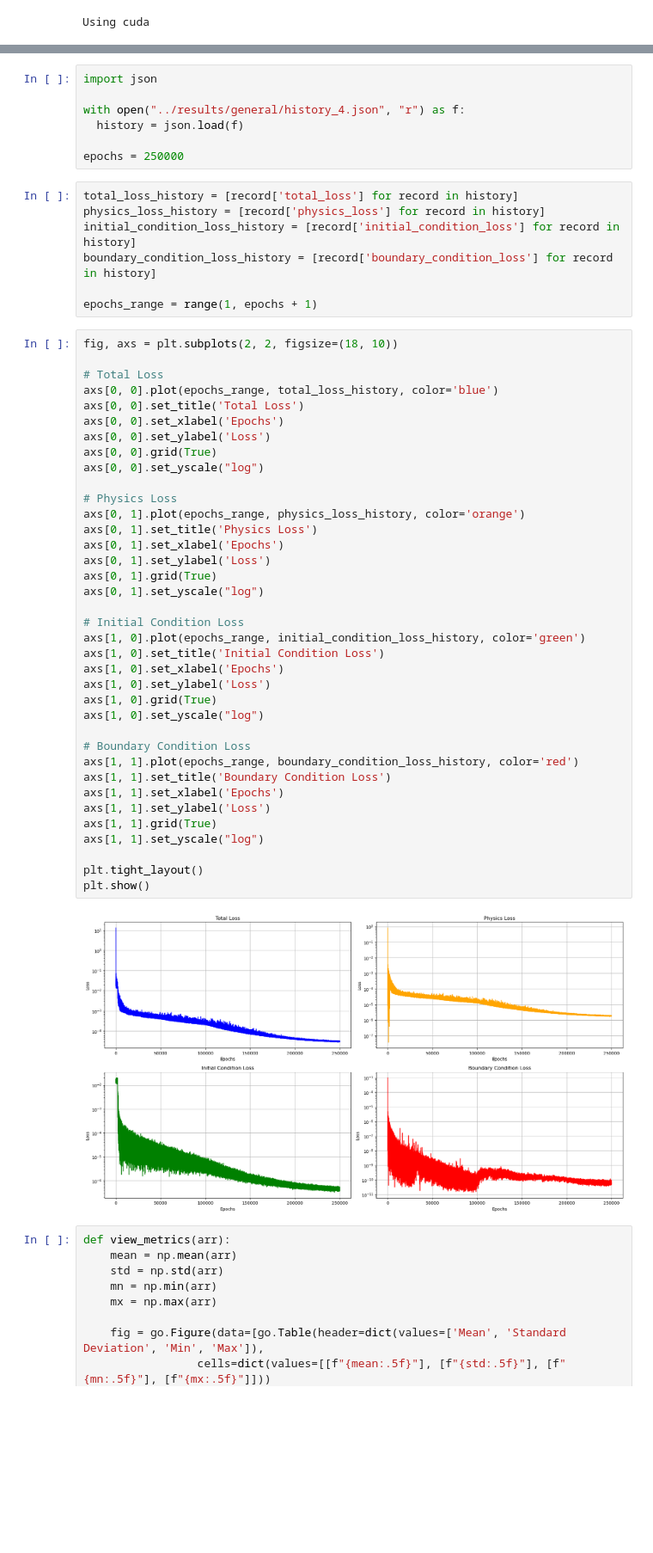
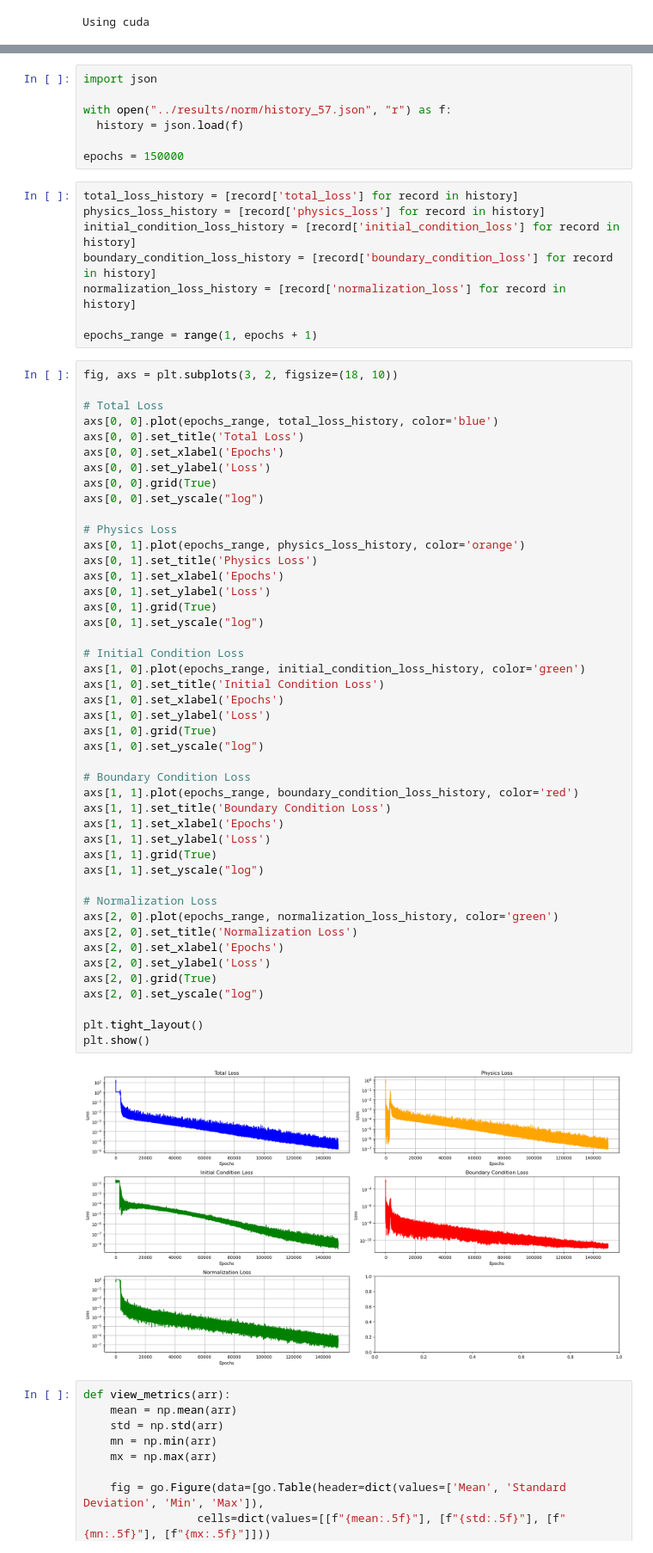
Before and after one commit to thash-jkr/Schrodinger-PINN, a Jupyter notebook: src/testers/model_tester.ipynb, the cells around one changed output, grey strips where cells are left out. Shown at 86% size. Saved outputs shown, nothing was run; the diff lists cells and outputs as text; blank space fills up the shorter version.

```diff
--- a/src/testers/model_tester.ipynb
+++ b/src/testers/model_tester.ipynb
@@ -182,19 +185,20 @@ model.load_state_dict(torch.load("../results/general/model_4.pth", map_location=
 # %%
 import json
 
-with open("../results/general/history_4.json", "r") as f:
+with open("../results/norm/history_57.json", "r") as f:
   history = json.load(f)
 
-epochs = 250000
+epochs = 150000
 # %%
 total_loss_history = [record['total_loss'] for record in history]
 physics_loss_history = [record['physics_loss'] for record in history]
 initial_condition_loss_history = [record['initial_condition_loss'] for record in history]
 boundary_condition_loss_history = [record['boundary_condition_loss'] for record in history]
+normalization_loss_history = [record['normalization_loss'] for record in history]
 
 epochs_range = range(1, epochs + 1)
 # %%
-fig, axs = plt.subplots(2, 2, figsize=(18, 10))
+fig, axs = plt.subplots(3, 2, figsize=(18, 10))
 
 # Total Loss
 axs[0, 0].plot(epochs_range, total_loss_history, color='blue')
@@ -204,34 +208,42 @@ axs[0, 0].set_ylabel('Loss')
 axs[0, 0].grid(True)
 axs[0, 0].set_yscale("log")
 
 # Physics Loss
 axs[0, 1].plot(epochs_range, physics_loss_history, color='orange')
 axs[0, 1].set_title('Physics Loss')
 axs[0, 1].set_xlabel('Epochs')
 axs[0, 1].set_ylabel('Loss')
 axs[0, 1].grid(True)
 axs[0, 1].set_yscale("log")
 
 # Initial Condition Loss
 axs[1, 0].plot(epochs_range, initial_condition_loss_history, color='green')
 axs[1, 0].set_title('Initial Condition Loss')
 axs[1, 0].set_xlabel('Epochs')
 axs[1, 0].set_ylabel('Loss')
 axs[1, 0].grid(True)
 axs[1, 0].set_yscale("log")
 
 # Boundary Condition Loss
 axs[1, 1].plot(epochs_range, boundary_condition_loss_history, color='red')
 axs[1, 1].set_title('Boundary Condition Loss')
 axs[1, 1].set_xlabel('Epochs')
 axs[1, 1].set_ylabel('Loss')
 axs[1, 1].grid(True)
 axs[1, 1].set_yscale("log")
 
+# Normalization Loss
+axs[2, 0].plot(epochs_range, normalization_loss_history, color='green')
+axs[2, 0].set_title('Normalization Loss')
+axs[2, 0].set_xlabel('Epochs')
+axs[2, 0].set_ylabel('Loss')
+axs[2, 0].grid(True)
+axs[2, 0].set_yscale("log")
+
 plt.tight_layout()
 plt.show()
 # %% [output]
-[figure, old version]
+[figure, new version]
 # %%
 def view_metrics(arr):
     mean = np.mean(arr)
```
Also changed, not shown: parts of 21 cells of this notebook, 10 other files.
